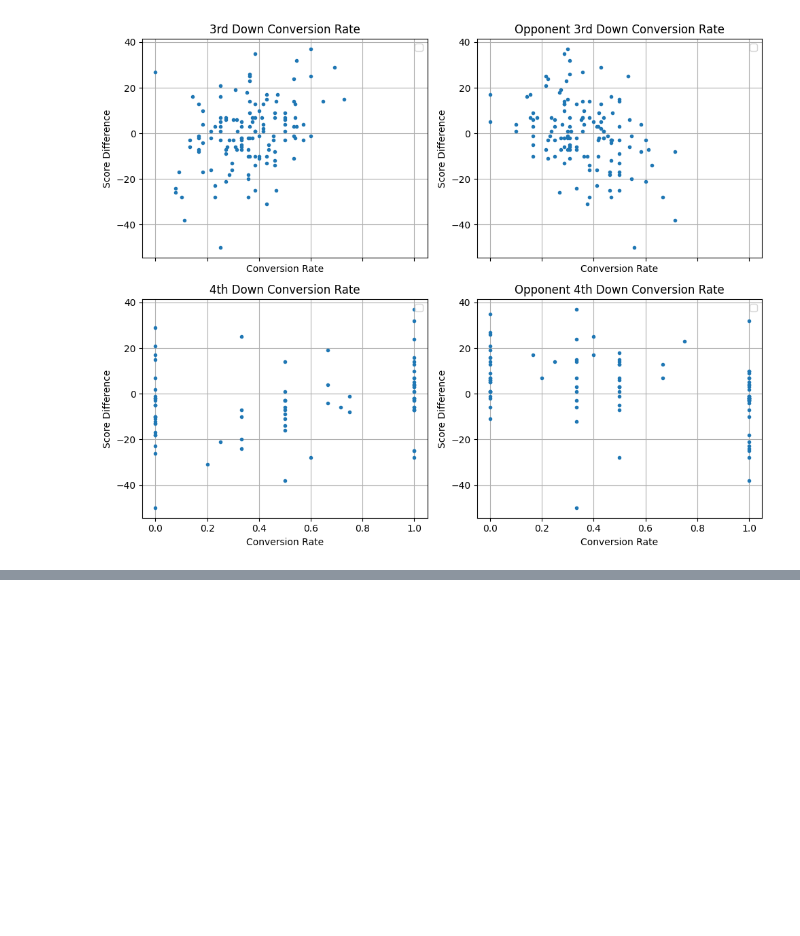
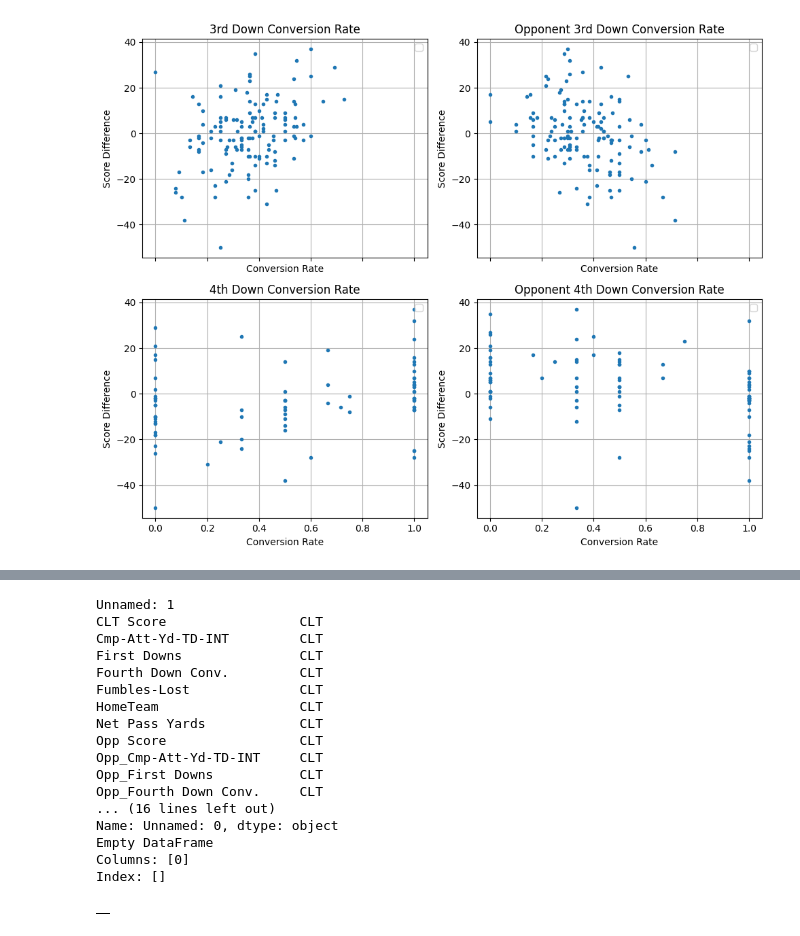
Before and after one commit to Rwmillham/MLFootballOddsAlgo, a Jupyter notebook: FootballTester.ipynb, the cells around one changed output, grey strips where cells are left out. Saved outputs shown, nothing was run; the diff lists cells and outputs as text; code cells hidden in the pictures; blank space fills up the shorter version.

Commit message:
can handle when tables are missaligned

```diff
--- a/FootballTester.ipynb
+++ b/FootballTester.ipynb
@@ -41,26 +41,36 @@ def returnFullSeasonStats(teamName, yearArr):
             #if on the first seasons gathered --> read then concat to master stats
             if firstSeasonStats:
                 curr = pd.read_csv(f"Stats/{teamName}/{file}")
+                names = curr["Unnamed: 1"]
                 #axis 1 because I want it to concat to columns, not more rows
+                curr = curr.set_index("Unnamed: 1")
+                curr = curr.reindex(names)
                 teamPDStats = pd.concat([teamPDStats, curr],axis = 1)
                 firstSeasonStats = False
             elif not firstSeasonStats:
                 curr = pd.read_csv(f"Stats/{teamName}/{file}")
+                curr = curr.set_index("Unnamed: 1")
+                curr = curr.reindex(names)
                 #drop unwanted labels before concecrating
-                curr = curr.drop(columns=['Unnamed: 0', 'Unnamed: 1'])
+                curr = curr.drop(columns=['Unnamed: 0'])
                 teamPDStats = pd.concat([teamPDStats, curr],axis = 1)
         else:
             #if on the first seasons gathered --> read then concat to master stats
             if firstSeasonInfo:
                 curr = pd.read_csv(f"Stats/{teamName}/{file}")
+                names = curr["Unnamed: 1"]
+                curr = curr.set_index("Unnamed: 1")
+                curr = curr.reindex(names)
                 #axis 1 because I want it to concat to columns, not more rows
                 teamPDInfo = pd.concat([teamPDInfo, curr],axis = 1)
                 #once not the first season
                 firstSeasonInfo = False
             elif not firstSeasonInfo:
                 curr = pd.read_csv(f"Stats/{teamName}/{file}")
+                curr = curr.set_index("Unnamed: 1")
+                curr = curr.reindex(names)
                 #drop unwanted labels
-                curr = curr.drop(columns=['Unnamed: 0', 'Unnamed: 1'])
+                curr = curr.drop(columns=['Unnamed: 0'])
                 teamPDInfo = pd.concat([teamPDInfo, curr],axis = 1)
     #returns the collected, concected pds.
     return teamPDStats, teamPDInfo
@@ -78,7 +88,10 @@ def returnSpecificRow(teamDataFrame, statName):
         statPD: Pandas Data-Frame of row we want to extract
     """
     #mask to pull the spectific row we want, case insensitive
-    mask = teamDataFrame["Unnamed: 1"].str.lower() == statName.lower()
+    print(teamDataFrame[statName])
+    mask = teamDataFrame["Unnamed: 0"].str.lower() == statName.lower()
+    if mask.all() == 0:
+        print("Did not find the correct data")
     #creates the dataframe and ignores the first two labeling columns
     statPD = pd.DataFrame(teamDataFrame.loc[mask].iloc[:, 2:].values.flatten())
     return statPD
@@ -166,12 +179,13 @@ def getConversionRates(currFullSeasonStats, statName):
     converRateFloatArr = []
     #grabs the selected conversion rate row
     converRate = returnSpecificRow(currFullSeasonStats, statName)
+    print(converRate)
     for i in range(len(converRate)):
         #finds the - splitting
         index = converRate[0][i].find("-")
-        value = str(converRate.iloc[i, 0]).strip()
-        made, attempts = value.split("-")
-        print(converRate)
+        # value = str(converRate.iloc[i, 0]).strip()
+        # made, attempts = value.split("-")
+
         if(int(converRate[0][i][index +1:]) == 0):
             #if there were zero attemps to convert (mainly for 4th down)
             converRateFloatArr.append(np.nan)
@@ -552,9 +485,9 @@ directory = 'Stats/'
 team = "Colts"
 
 print(f"Attemping to get data for {team}:")
-yearArr = [2017, 2020]
+yearArr = [2017, 2018, 2019, 2020, 2021, 2022,2023, 2024]
 # Getting each individual teams stats for the length of the specified season range
-# currFullSeasonStats, currFullSeasonInfo = returnFullSeasonStats(team, yearArr)
+currFullSeasonStats, currFullSeasonInfo = returnFullSeasonStats(team, yearArr)
 thirdDownConversionRate = getConversionRates(currFullSeasonStats, "Third Down Conv.")
 fourthDownConversionRate = getConversionRates(currFullSeasonStats, "Fourth Down Conv.")
 oppThirdDownConversionRate = getConversionRates(currFullSeasonStats, "Opp_Third Down Conv.")
@@ -586,0 +520,21 @@ TypeError: unsupported operand type(s) for /: 'str' and 'str'
+# %%
+getConversionRates(currFullSeasonStats, "Third Down Conv.")
+# %% [output]
+Unnamed: 1
+CLT Score                 CLT
+Cmp-Att-Yd-TD-INT         CLT
+First Downs               CLT
+Fourth Down Conv.         CLT
+Fumbles-Lost              CLT
+HomeTeam                  CLT
+Net Pass Yards            CLT
+Opp Score                 CLT
+Opp_Cmp-Att-Yd-TD-INT     CLT
+Opp_First Downs           CLT
+Opp_Fourth Down Conv.     CLT
+... (16 lines left out)
+Name: Unnamed: 0, dtype: object
+Empty DataFrame
+Columns: [0]
+Index: []
+|  |
```
Also changed, not shown: parts of 4 cells of this notebook, 6 other files.
